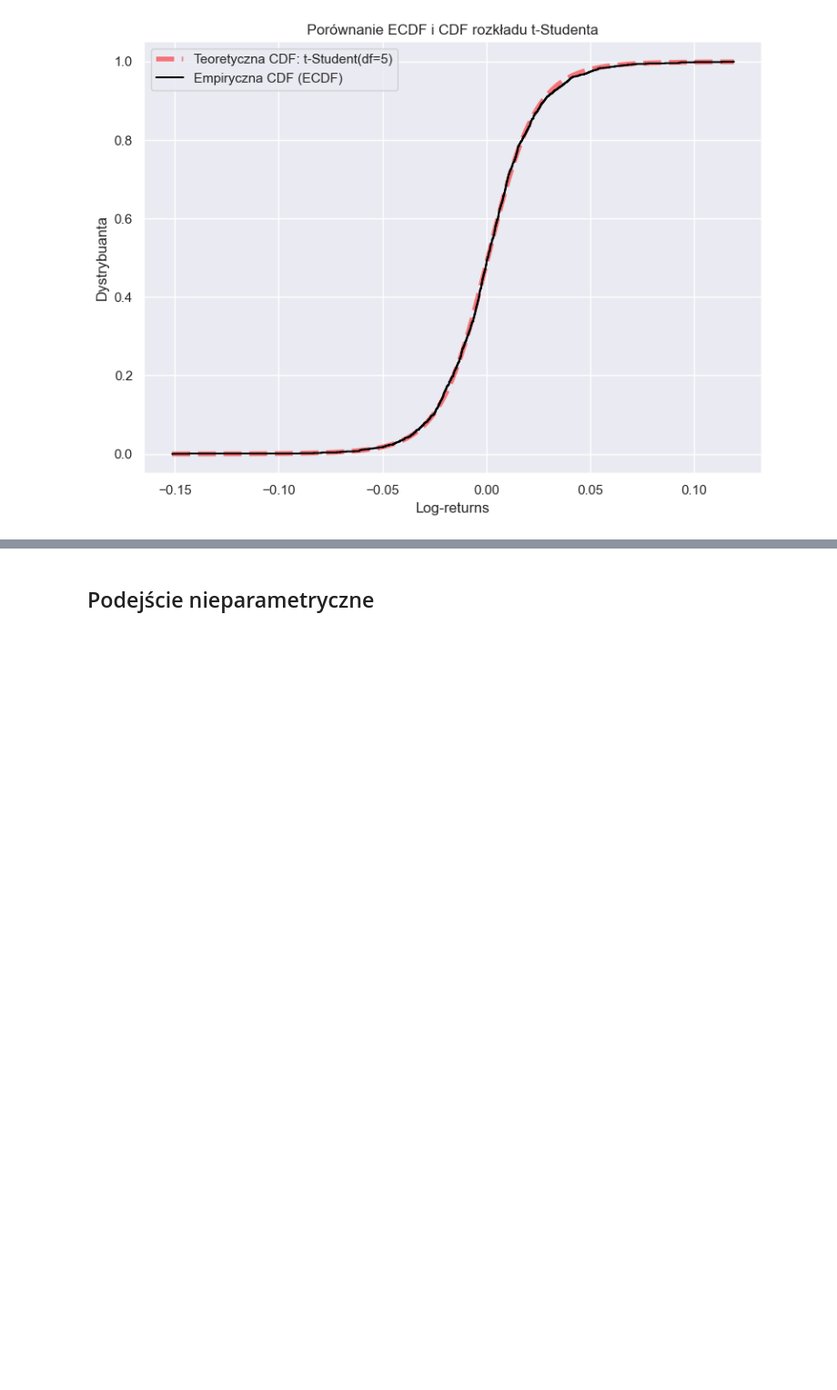
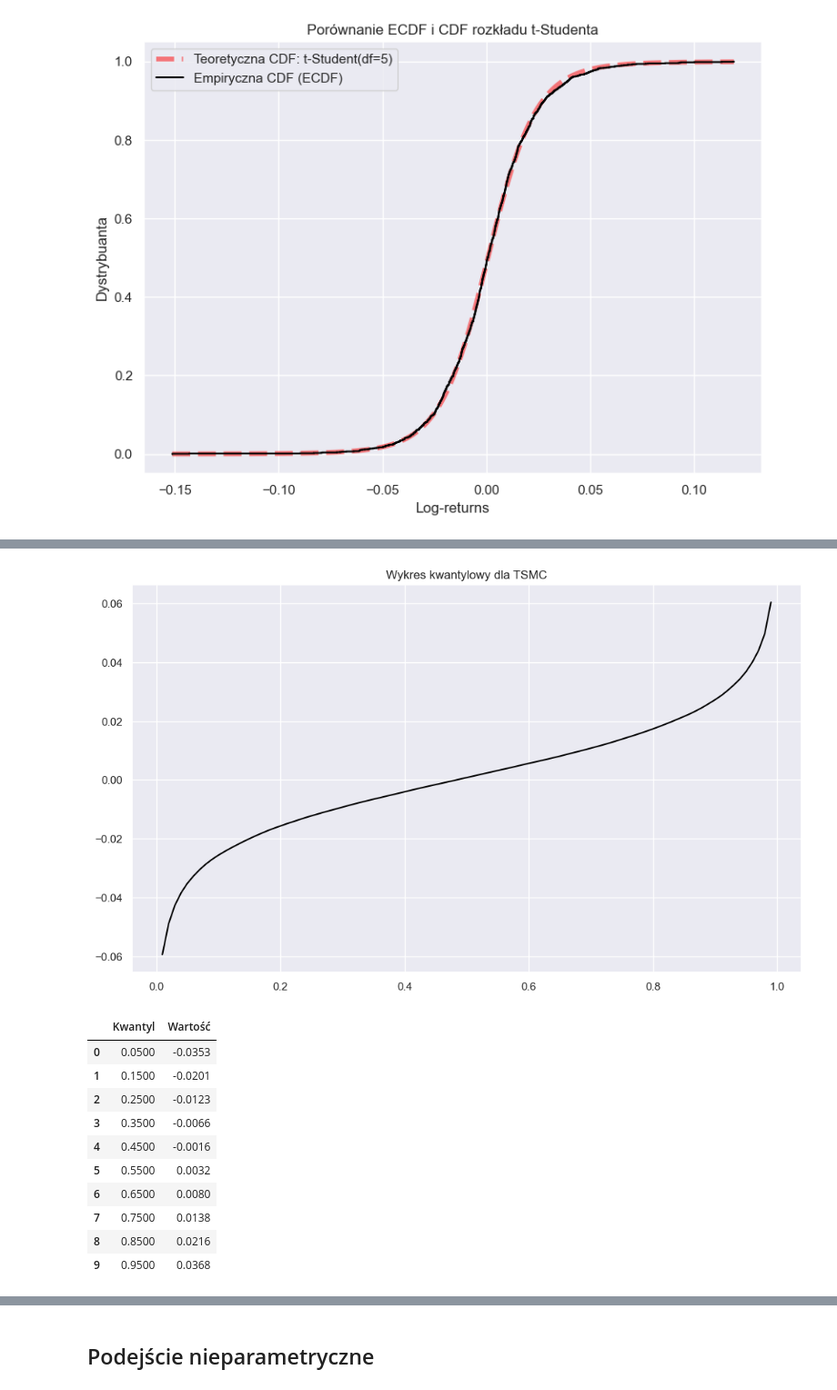
Before and after one commit to mathieuboro/nvidia_risk_management, a Jupyter notebook: projekt 2.ipynb, the cells around one changed output, grey strips where cells are left out. Shown at 91% size. Drawn from its saved outputs; the diff is of its cells as text; code cells hidden in the pictures; blank space fills up the shorter version.

```diff
--- a/projekt 2.ipynb
+++ b/projekt 2.ipynb
@@ -364,0 +386,15 @@ parametry(simulated_data)
+# %%
+kwantyle(simulated_data, 'TSMC')
+# %% [output]
+[figure, added]
+|  | Kwantyl | Wartość |
+| 0 | 0.0500 | -0.0353 |
+| 1 | 0.1500 | -0.0201 |
+| 2 | 0.2500 | -0.0123 |
+| 3 | 0.3500 | -0.0066 |
+| 4 | 0.4500 | -0.0016 |
+| 5 | 0.5500 | 0.0032 |
+| 6 | 0.6500 | 0.0080 |
+| 7 | 0.7500 | 0.0138 |
+| 8 | 0.8500 | 0.0216 |
+| 9 | 0.9500 | 0.0368 |
```
Also changed, not shown: parts of 17 cells of this notebook.
